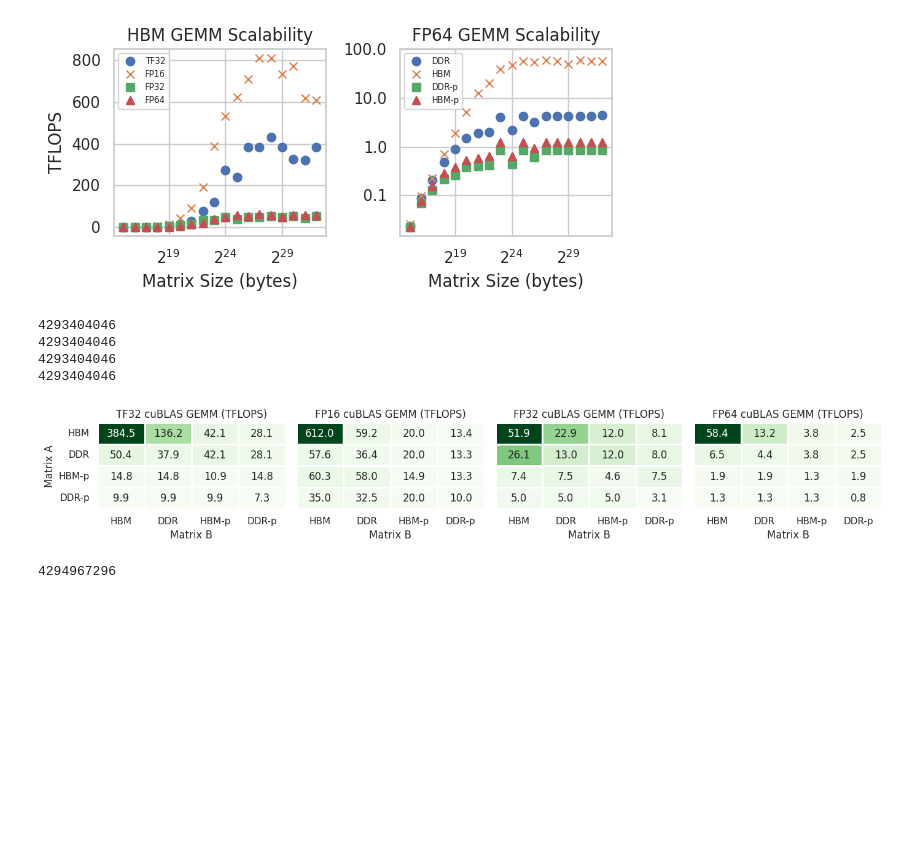
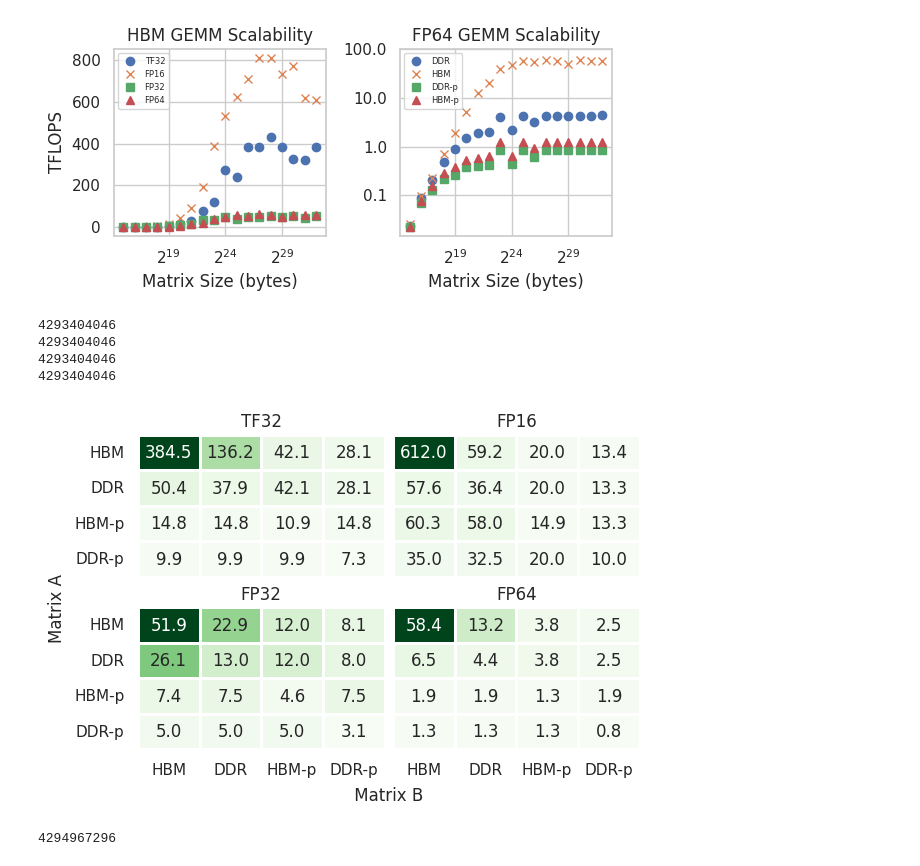
Before and after one commit to ntua-el20062/grace-hopper-benchmark, a Jupyter notebook: src/app.ipynb, the cells around one changed output. Drawn from its saved outputs; the diff is of its cells as text; code cells hidden in the pictures; blank space fills up the shorter version.

```diff
--- a/src/app.ipynb
+++ b/src/app.ipynb
@@ -55,7 +55,7 @@ def make_gemm_graph(ax, basedir, title, show_caches=True):
         ax.axvline(x=52428800, ls='-.', color='red', label = 'GPU L2')
     #ax.legend(title='Memory type')
 
-def make_gemm_heatmap(ax, basedir, title, dest_memory, xlabel='', ylabel=''):
+def make_gemm_heatmap(ax, basedir, title, dest_memory, xlabel='', ylabel='', yticklabels=True, xticklabels=True):
     numerical = [int(dir) for dir in os.listdir(basedir + '/hbm_remote_hbm_remote_hbm')]
     numerical.sort()
     print(numerical[-1])
@@ -81,14 +81,18 @@ def make_gemm_heatmap(ax, basedir, title, dest_memory, xlabel='', ylabel=''):
                 pass
 
     data /= 1000
-    if ylabel == '':
+    if yticklabels:
+        yticklabels = labels
+    else:
         yticklabels = []
+    if xticklabels:
+        xticklabels = labels
     else:
-        yticklabels = labels
-    sns.heatmap(data, annot=True, fmt='.1f', xticklabels=labels, yticklabels=yticklabels, linewidths=1, square=False, cmap='Greens', ax=ax, cbar=False)
+        xticklabels = []
+    sns.heatmap(data, annot=True, fmt='.1f', xticklabels=xticklabels, yticklabels=yticklabels, linewidths=1, square=False, cmap='Greens', ax=ax, cbar=False)
     ax.set(title=title, xlabel=xlabel, ylabel=ylabel)
-    plt.xticks(rotation=0)
-    plt.yticks(rotation=0)
+    ax.set_xticklabels(ax.get_xticklabels(), rotation=0)
+    ax.set_yticklabels(ax.get_yticklabels(), rotation=0)
 
 def make_read_write_graph(ax, basedir, title, scalability=False, n_threads=1, rng=None, latency=False, show_caches=True, show_cpu=True, show_gpu=True, remote=False, skip=1):
     if remote:
@@ -178,19 +182,20 @@ fig.savefig("gemm_scalability.pdf", bbox_inches='tight')
 # %% [output]
 [figure]
 # %%
-fig, (ax1, ax2, ax3, ax4) = plt.subplots(1, 4, figsize=(14, 2.5))
-make_gemm_heatmap(ax1, 'results/apps/gemm/cublas/tf32', "TF32 cuBLAS GEMM (TFLOPS)", 'hbm', xlabel='Matrix B', ylabel="Matrix A")
-make_gemm_heatmap(ax2, 'results/apps/gemm/cublas/half', "FP16 cuBLAS GEMM (TFLOPS)", 'hbm', xlabel='Matrix B')
-make_gemm_heatmap(ax3, 'results/apps/gemm/cublas/float', "FP32 cuBLAS GEMM (TFLOPS)", 'hbm', xlabel='Matrix B')
-make_gemm_heatmap(ax4, 'results/apps/gemm/cublas/double', "FP64 cuBLAS GEMM (TFLOPS)", 'hbm', xlabel='Matrix B')
-plt.tight_layout()
+fig, ((ax1, ax2), (ax3, ax4)) = plt.subplots(2, 2, figsize=(6, 4), layout='constrained')
+make_gemm_heatmap(ax1, 'results/apps/gemm/cublas/tf32', "TF32", 'hbm', xticklabels=False)
+make_gemm_heatmap(ax2, 'results/apps/gemm/cublas/half', "FP16", 'hbm', yticklabels=False, xticklabels=False)
+make_gemm_heatmap(ax3, 'results/apps/gemm/cublas/float', "FP32", 'hbm')
+make_gemm_heatmap(ax4, 'results/apps/gemm/cublas/double', "FP64", 'hbm', yticklabels=False)
+fig.supxlabel("                 Matrix B", fontsize=12)
+fig.supylabel("Matrix A", fontsize=12)
 fig.savefig("gemm.pdf", bbox_inches='tight')
 # %% [output]
 4293404046
 4293404046
 4293404046
 4293404046
-[figure, old version]
+[figure, new version]
 # %%
 fig, ax = plt.subplots(1, 1, figsize=(5, 3))
 fig.set_dpi(100)
```
Also changed, not shown: parts of 1 cell of this notebook, 7 other files.
